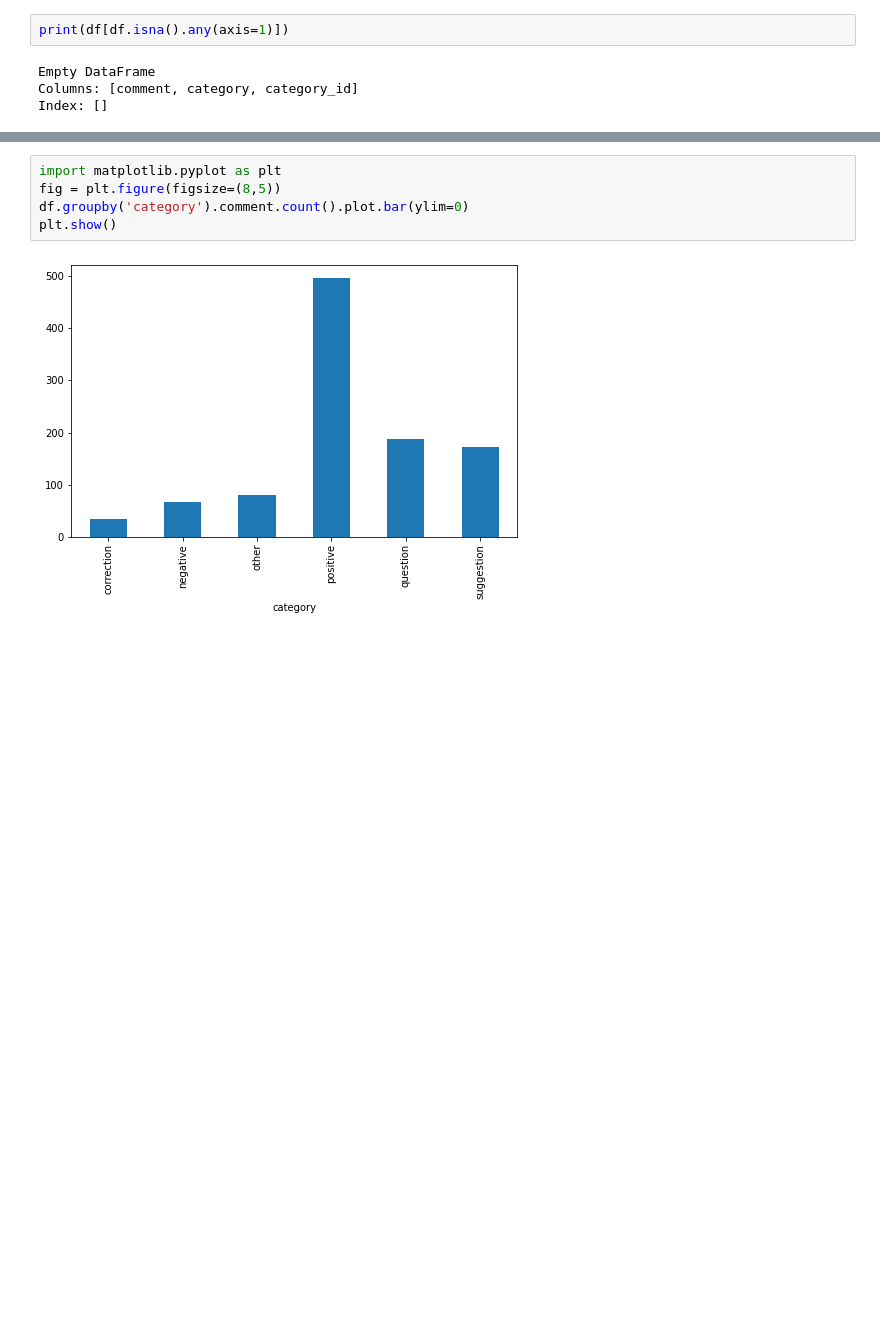
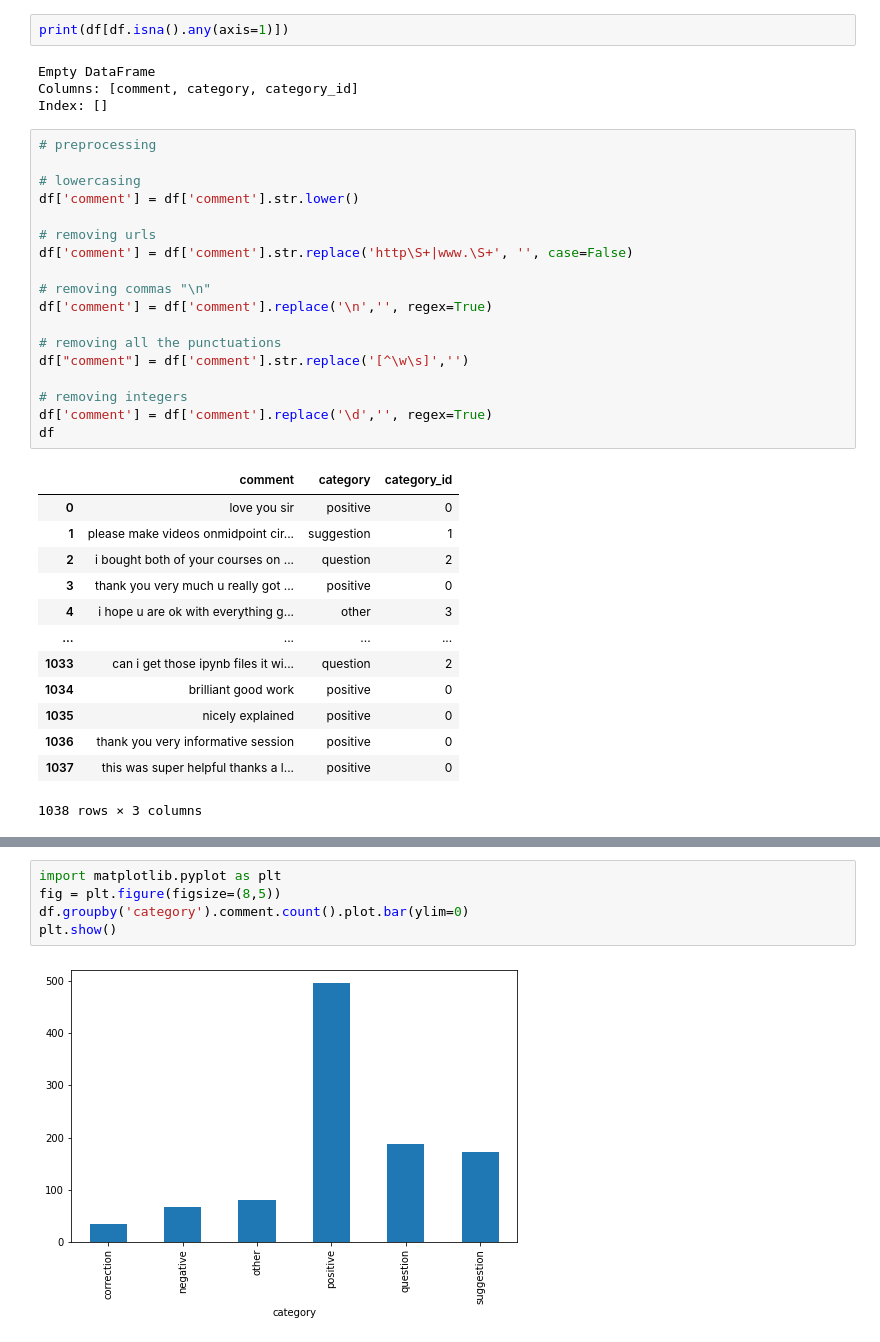
Before and after one commit to Rhitabrat/youtube-comments-categorization, a Jupyter notebook: test.ipynb, the cells around one changed output, grey strips where cells are left out. Saved outputs shown, nothing was run; the diff lists cells and outputs as text; blank space fills up the shorter version.

```diff
--- a/test.ipynb
+++ b/test.ipynb
@@ -24,3 +24,35 @@ print(df[df.isna().any(axis=1)])
 Empty DataFrame
 Columns: [comment, category, category_id]
 Index: []
+# %%
+# preprocessing
+
+# lowercasing
+df['comment'] = df['comment'].str.lower()
+
+# removing urls
+df['comment'] = df['comment'].str.replace('http\S+|www.\S+', '', case=False)
+
+# removing commas "\n"
+df['comment'] = df['comment'].replace('\n','', regex=True)
+
+# removing all the punctuations
+df["comment"] = df['comment'].str.replace('[^\w\s]','')
+
+# removing integers
+df['comment'] = df['comment'].replace('\d','', regex=True)
+df
+# %% [output]
+|  | comment | category | category_id |
+| 0 | love you sir | positive | 0 |
+| 1 | please make videos onmidpoint cir... | suggestion | 1 |
+| 2 | i bought both of your courses on ... | question | 2 |
+| 3 | thank you very much u really got ... | positive | 0 |
+| 4 | i hope u are ok with everything g... | other | 3 |
+| ... | ... | ... | ... |
+| 1033 | can i get those ipynb files it wi... | question | 2 |
+| 1034 | brilliant good work | positive | 0 |
+| 1035 | nicely explained | positive | 0 |
+| 1036 | thank you very informative session | positive | 0 |
+| 1037 | this was super helpful thanks a l... | positive | 0 |
+1038 rows × 3 columns
```
Also changed, not shown: parts of 12 cells of this notebook.
